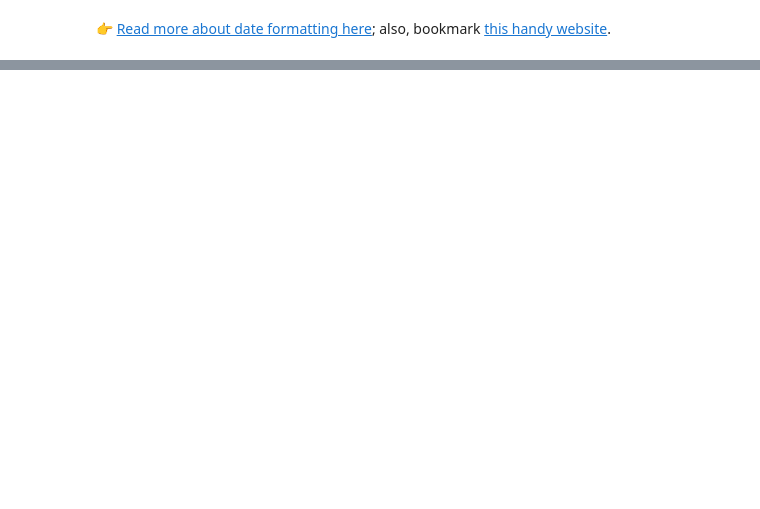
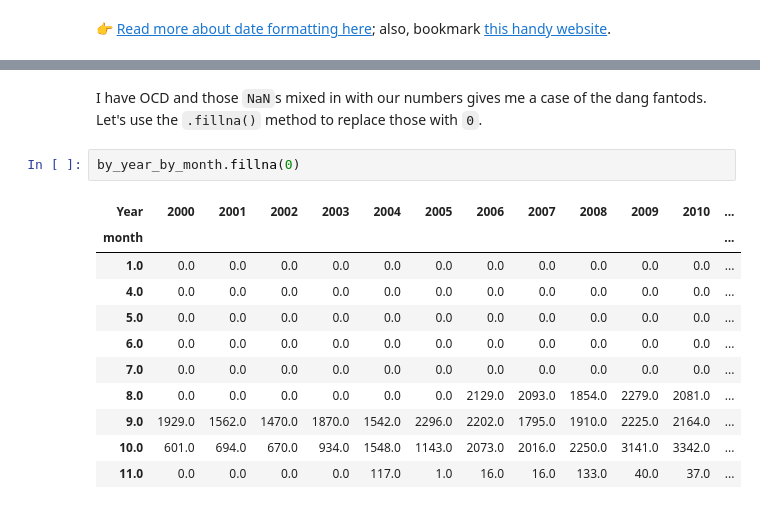
Before and after one commit to cjwinchester/ire-2018-python-for-data-analysis, a Jupyter notebook: completed/Gator hunt.ipynb, the cells around one changed output, grey strips where cells are left out. Saved outputs shown, nothing was run; the diff lists cells and outputs as text; blank space fills up the shorter version.

```diff
--- a/completed/Gator hunt.ipynb
+++ b/completed/Gator hunt.ipynb
@@ -108,0 +280,16 @@ df_with_date.month.value_counts().sort_index()
+# %% [markdown]
+I have OCD and those `NaN`s mixed in with our numbers gives me a case of the dang fantods. Let's use the `.fillna()` method to replace those with `0`.
+# %%
+by_year_by_month.fillna(0)
+# %% [output]
+| Year | 2000 | 2001 | 2002 | 2003 | 2004 | 2005 | 2006 | 2007 | 2008 | 2009 | 2010 | ... |
+| month |  |  |  |  |  |  |  |  |  |  |  | ... |
+| 1.0 | 0.0 | 0.0 | 0.0 | 0.0 | 0.0 | 0.0 | 0.0 | 0.0 | 0.0 | 0.0 | 0.0 | ... |
+| 4.0 | 0.0 | 0.0 | 0.0 | 0.0 | 0.0 | 0.0 | 0.0 | 0.0 | 0.0 | 0.0 | 0.0 | ... |
+| 5.0 | 0.0 | 0.0 | 0.0 | 0.0 | 0.0 | 0.0 | 0.0 | 0.0 | 0.0 | 0.0 | 0.0 | ... |
+| 6.0 | 0.0 | 0.0 | 0.0 | 0.0 | 0.0 | 0.0 | 0.0 | 0.0 | 0.0 | 0.0 | 0.0 | ... |
+| 7.0 | 0.0 | 0.0 | 0.0 | 0.0 | 0.0 | 0.0 | 0.0 | 0.0 | 0.0 | 0.0 | 0.0 | ... |
+| 8.0 | 0.0 | 0.0 | 0.0 | 0.0 | 0.0 | 0.0 | 2129.0 | 2093.0 | 1854.0 | 2279.0 | 2081.0 | ... |
+| 9.0 | 1929.0 | 1562.0 | 1470.0 | 1870.0 | 1542.0 | 2296.0 | 2202.0 | 1795.0 | 1910.0 | 2225.0 | 2164.0 | ... |
+| 10.0 | 601.0 | 694.0 | 670.0 | 934.0 | 1548.0 | 1143.0 | 2073.0 | 2016.0 | 2250.0 | 3141.0 | 3342.0 | ... |
+| 11.0 | 0.0 | 0.0 | 0.0 | 0.0 | 117.0 | 1.0 | 16.0 | 16.0 | 133.0 | 40.0 | 37.0 | ... |
```
Also changed, not shown: parts of 35 cells of this notebook, 13 other files.
